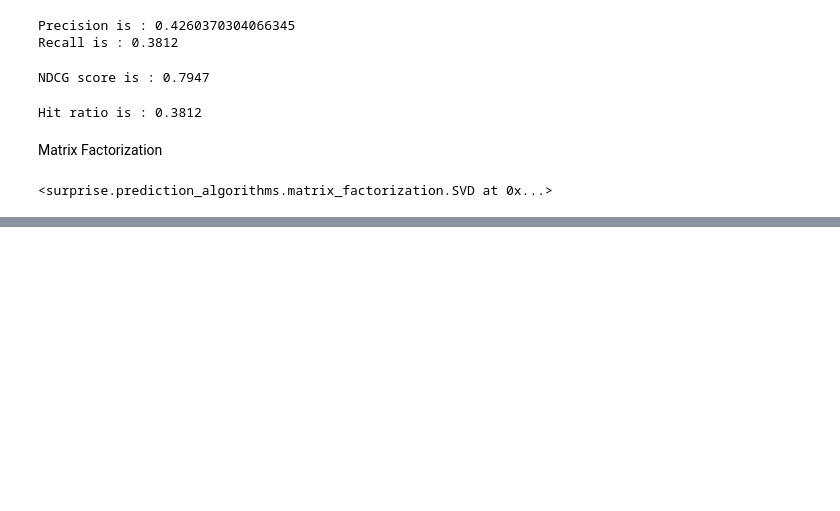
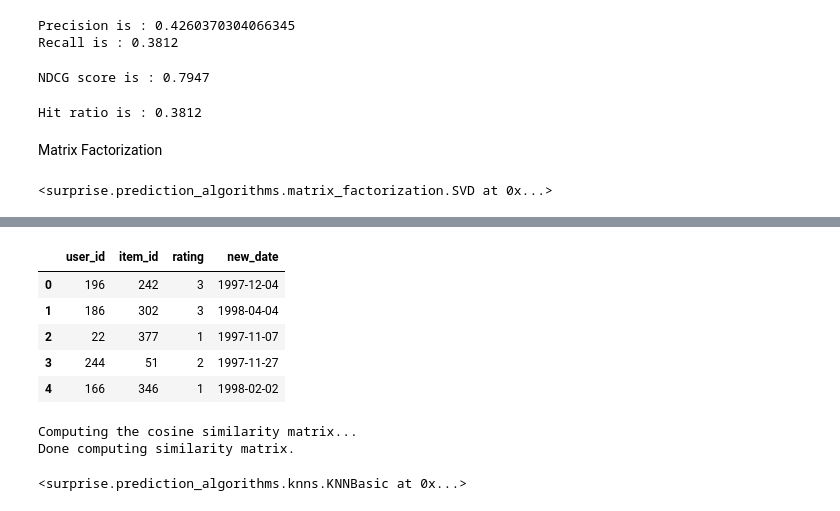
Before and after one commit to omerzzeybek9/Recommender-Systems-MovieLens-100k, a Jupyter notebook: recsystem.ipynb, the cells around one changed output, grey strips where cells are left out. Cells and saved outputs as stored; diff of their text form; code cells hidden in the pictures; blank space fills up the shorter version.

```diff
--- a/recsystem.ipynb
+++ b/recsystem.ipynb
@@ -305,0 +350,9 @@ Recall is : 0.4198
+# %%
+df.head()
+# %% [output]
+|  | user_id | item_id | rating | new_date |
+| 0 | 196 | 242 | 3 | 1997-12-04 |
+| 1 | 186 | 302 | 3 | 1998-04-04 |
+| 2 | 22 | 377 | 1 | 1997-11-07 |
+| 3 | 244 | 51 | 2 | 1997-11-27 |
+| 4 | 166 | 346 | 1 | 1998-02-02 |
@@ -305,0 +379,13 @@ Recall is : 0.4198
+# %%
+sim_options = {
+    "name" : "cosine",
+    "user_based" : False
+}
+
+model = KNNBasic(sim_options=sim_options)
+
+model.fit(trainset)
+# %% [output]
+Computing the cosine similarity matrix...
+Done computing similarity matrix.
+<surprise.prediction_algorithms.knns.KNNBasic at 0x...>
```
Also changed, not shown: parts of 17 cells of this notebook.
